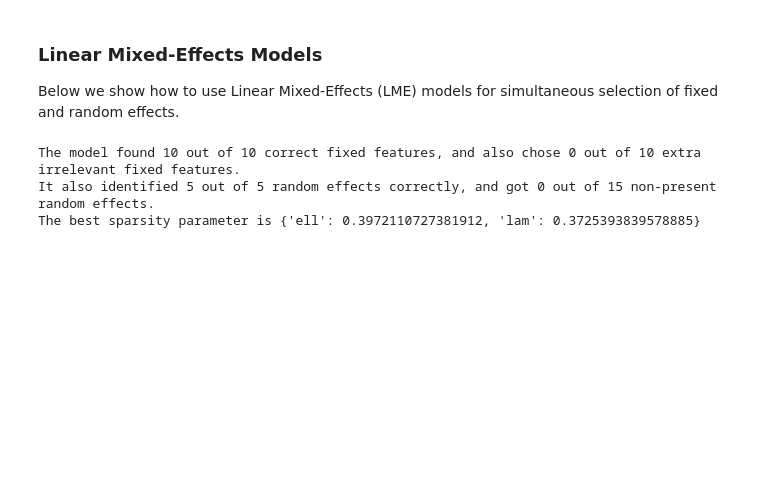
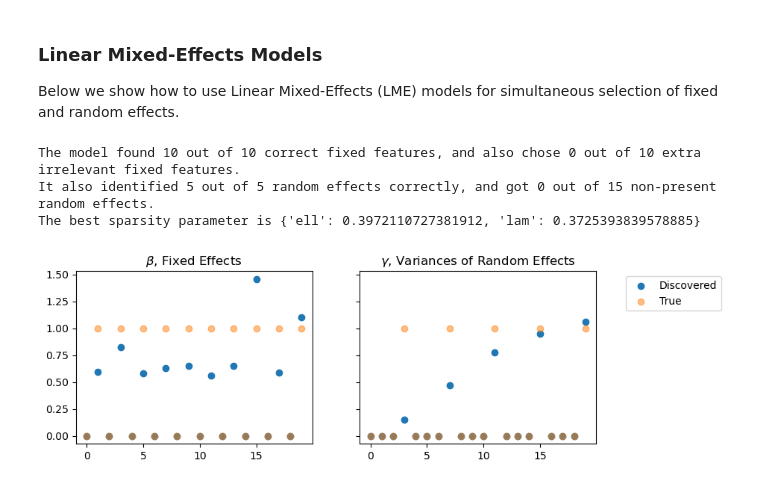
Before and after one commit to aksholokhov/pysr3, a Jupyter notebook: docs/quickstart.ipynb, the cells around one changed output. Cells and saved outputs as stored; diff of their text form; code cells hidden in the pictures; blank space fills up the shorter version.

```diff
--- a/docs/quickstart.ipynb
+++ b/docs/quickstart.ipynb
@@ -179,3 +213,20 @@ print(
 The model found 10 out of 10 correct fixed features, and also chose 0 out of 10 extra irrelevant fixed features.
 It also identified 5 out of 5 random effects correctly, and got 0 out of 15 non-present random effects.
 The best sparsity parameter is {'ell': 0.3972110727381912, 'lam': 0.3725393839578885}
+# %%
+fig, axs = plt.subplots(1, 2, figsize=(9, 3), sharey=True)
+
+indep_beta = list(range(np.size(true_parameters["beta"])))
+indep_gamma = list(range(np.size(true_parameters["gamma"])))
+
+axs[0].set_title(r"$\beta$, Fixed Effects")
+axs[0].scatter(indep_beta, maybe_beta, label='Discovered')
+axs[0].scatter(indep_beta, true_parameters["beta"], alpha=0.5, label='True')
+
+axs[1].set_title(r"$\gamma$, Variances of Random Effects")
+axs[1].scatter(indep_gamma, maybe_gamma, label='Discovered')
+axs[1].scatter(indep_gamma, true_parameters["gamma"], alpha=0.5, label='True')
+axs[1].legend(bbox_to_anchor=(1.55, 1))
+plt.show()
+# %% [output]
+[figure, added]
```
Also changed, not shown: parts of 10 cells of this notebook, 3 other files.
